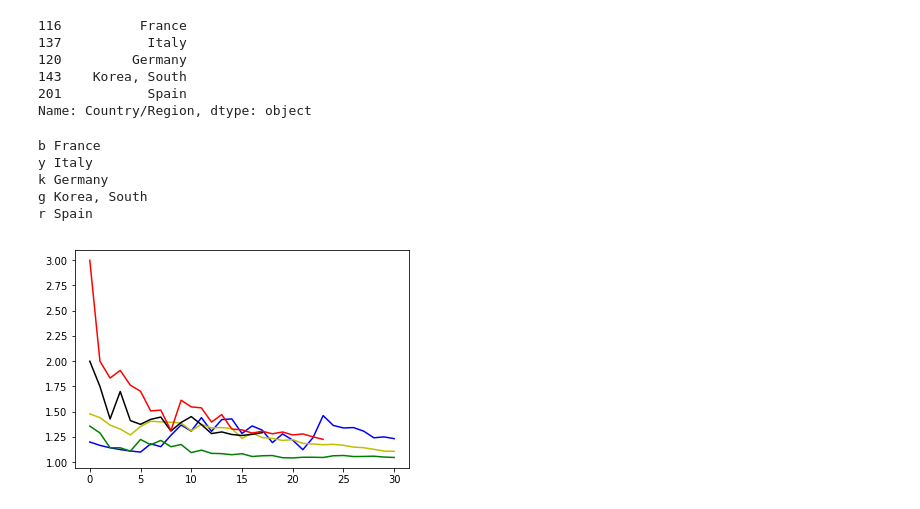
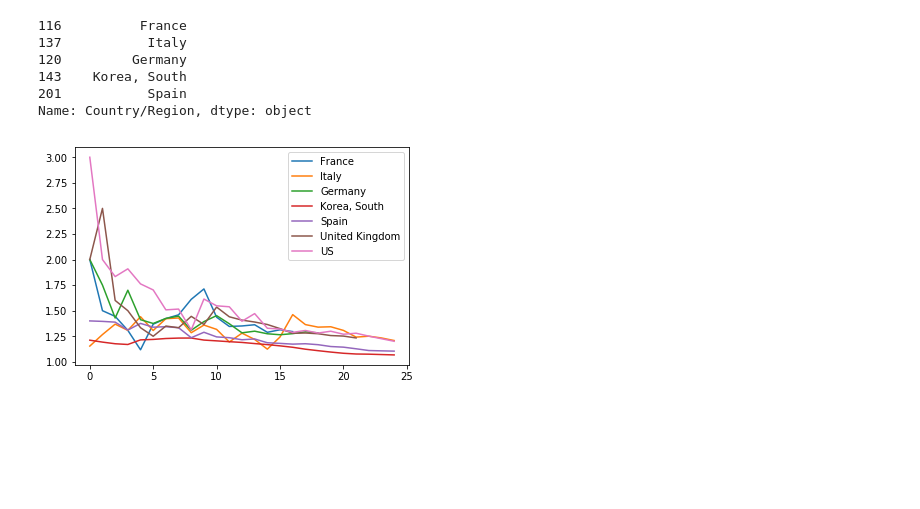
Before and after one commit to macbuse/just-math, a Jupyter notebook: covid_mortality.ipynb, the cells around one changed output. Saved outputs shown, nothing was run; the diff lists cells and outputs as text; code cells hidden in the pictures; blank space fills up the shorter version.

```diff
--- a/covid_mortality.ipynb
+++ b/covid_mortality.ipynb
@@ -97,0 +94,3 @@ df.iloc[223,-1]
+# %%
+x = df.iloc[116,4:].values
+x[1:] - x[:-1]
@@ -110,9 +114,9 @@ dfc.iloc[[143,120,201],-10:]
 cc = [116,137,120,143,201,223,225]
 
 fig, ax = plt.subplots()
-for x in cc:
+for x, label in zip(cc, df.iloc[cc]["Country/Region"]) :
     Y = np.log( df.iloc[x].values[4:].astype(np.float) + 1)
-    ax.plot(np.arange(len(Y)),Y, label=df.iloc[x]["Country/Region"])
+    ax.plot(np.arange(len(Y)),Y, label=label)
 
 #ax.axis('equal')
 leg = ax.legend();
@@ -138,7 +142,8 @@ X = []
 for c in cc:
     Y = np.log(df.iloc[c].values[ -window:].astype(np.float))
     vv = stats.linregress(np.arange(window),Y )
-    print(df.iloc[c]["Country/Region"].ljust(20), np.exp(vv.slope), vv.intercept)
+    print(df.iloc[c]["Country/Region"].ljust(20),
+          np.exp(vv.slope), vv.intercept)
     X.append(vv.slope)
 # %% [output]
 Belgium              1.4167727563868946 1.2873925411522773
@@ -207,18 +212,14 @@ df.iloc[cc,1]
 201           Spain
 Name: Country/Region, dtype: object
 # %%
-start = -36
+start = -30
 data = [df.iloc[nn , start:].rolling(5).sum() for nn in cc ]
 filtered_data = [ x[x>0].values for x in data]
 # %%
-sty = ['r','g','k','y','b']
-for x in filtered_data:
-    plt.plot( np.arange(len(x)-1), x[1:]/x[:-1], sty.pop())
-print('\n'.join(labels))
+fig, ax = plt.subplots()
+for x,label in zip(filtered_data, df.iloc[cc]["Country/Region"]):
+    ax.plot( np.arange(len(x)-1), x[1:]/x[:-1], label=label)
+
+leg = ax.legend();
 # %% [output]
-b France
-y Italy
-k Germany
-g Korea, South
-r Spain
-[figure, old version]
+[figure, new version]
```
Also changed, not shown: parts of 3 cells of this notebook.
